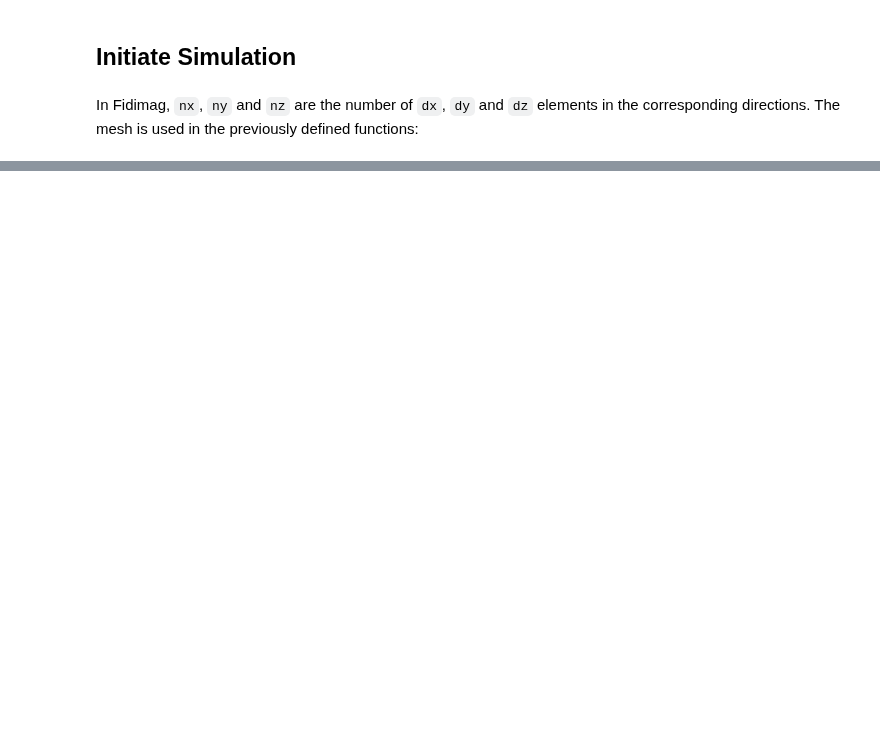
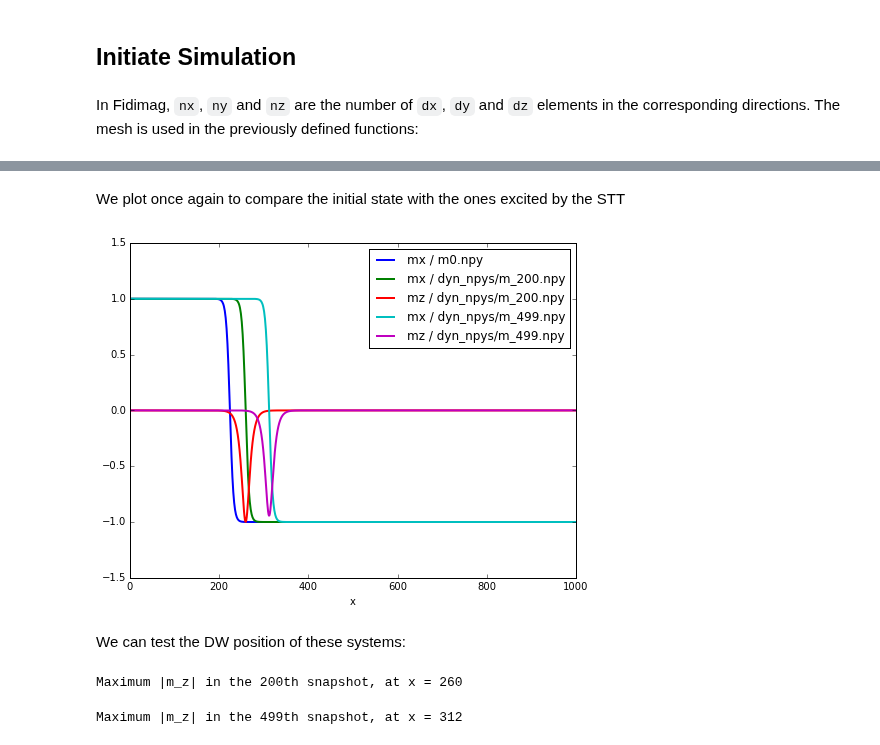
Before and after one commit to computationalmodelling/fidimag, a Jupyter notebook: doc/ipynb/STT_DW_motion.ipynb, the cells around one changed output, grey strips where cells are left out. Saved outputs shown, nothing was run; the diff lists cells and outputs as text; code cells hidden in the pictures; blank space fills up the shorter version.

Commit message:
Updated example notebook with DW motion using STT

```diff
--- a/doc/ipynb/STT_DW_motion.ipynb
+++ b/doc/ipynb/STT_DW_motion.ipynb
@@ -197,18 +264,32 @@ deal_plot([['m0.npy', 'mx']],
+# %% [markdown]
+We plot once again to compare the initial state with the ones excited by the STT
 # %%
-
-
-# Now we excite the system with the current
-excite_system(mesh)
-
-# Plot the dynamics of a single spin
-# deal_plot_dynamics()
-
-# We can plot the m_z component for a number snapshots
+# We can plot the m_x component for a number snapshots
 # to observe the DW motion
 # We will plot the 200th and 499th file (the last one
 # is the system at ~5 ns)
-deal_plot([['m0.npy', 'mx'],
-           ['dyn_npys/m_200.npy', 'mx'],
-           ['dyn_npys/m_499.npy', 'mx']
-           ],
-          'dw_motion_stt.pdf')
+plot_magnetisation([['m0.npy', 'mx'],
+                    ['dyn_npys/m_200.npy', 'mx'],
+                    ['dyn_npys/m_200.npy', 'mz'],
+                    ['dyn_npys/m_499.npy', 'mx'],
+                    ['dyn_npys/m_499.npy', 'mz']
+                    ],
+                   # save_file='dw_motion_stt.pdf'
+                   )
+# %% [output]
+[figure, added]
+# %% [markdown]
+We can test the DW position of these systems:
+# %%
+m0_z = np.load('dyn_npys/m_200.npy').reshape(3, -1)[2]
+x = np.arange(len(m0_z))
+
+print 'Maximum |m_z| in the 200th snapshot, at x =', x[np.argmax(np.abs(m0_z))]
+# %% [output]
+Maximum |m_z| in the 200th snapshot, at x = 260
+# %%
+m0_z = np.load('dyn_npys/m_499.npy').reshape(3, -1)[2]
+
+print 'Maximum |m_z| in the 499th snapshot, at x =', x[np.argmax(np.abs(m0_z))]
+# %% [output]
+Maximum |m_z| in the 499th snapshot, at x = 312
```
Also changed, not shown: parts of 17 cells of this notebook.
